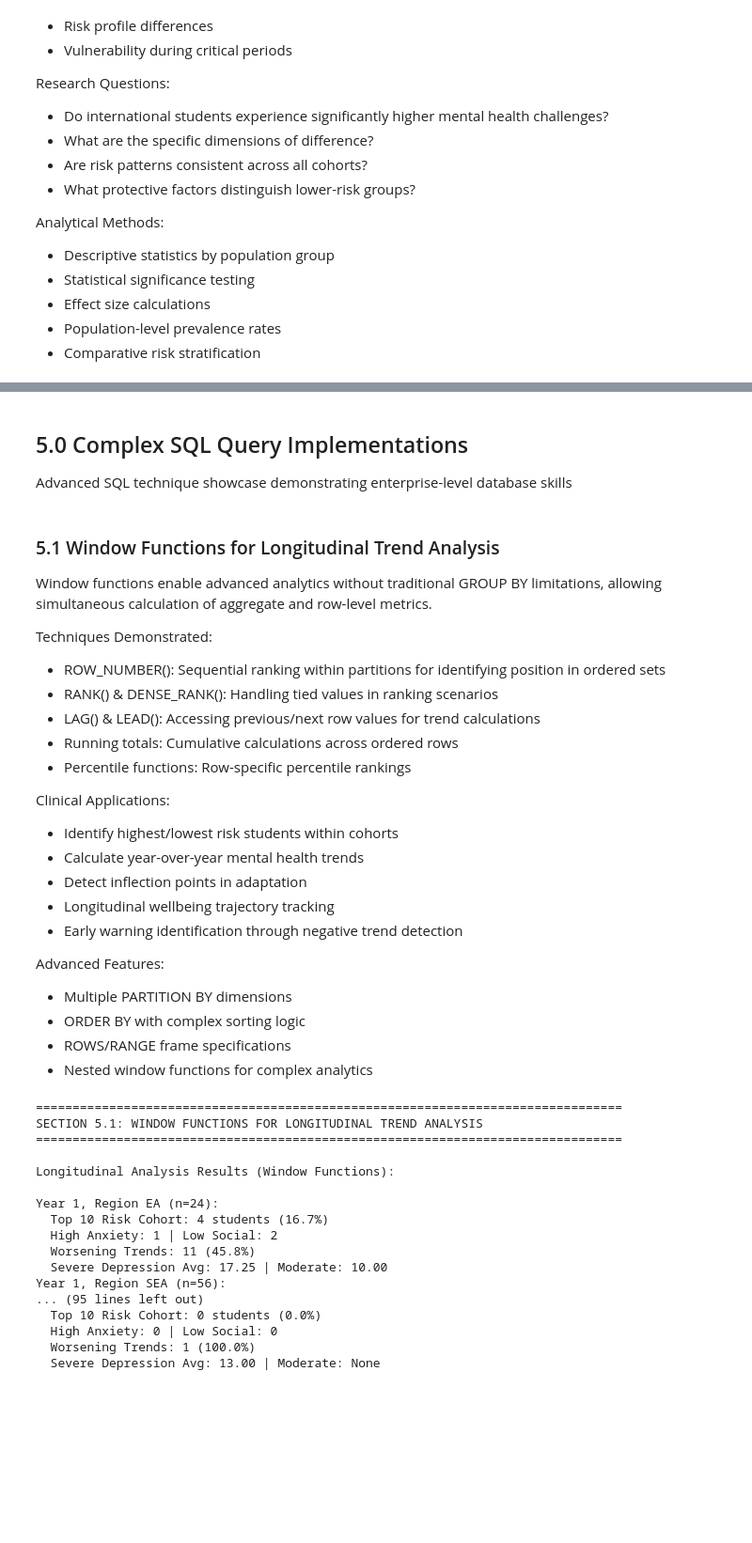
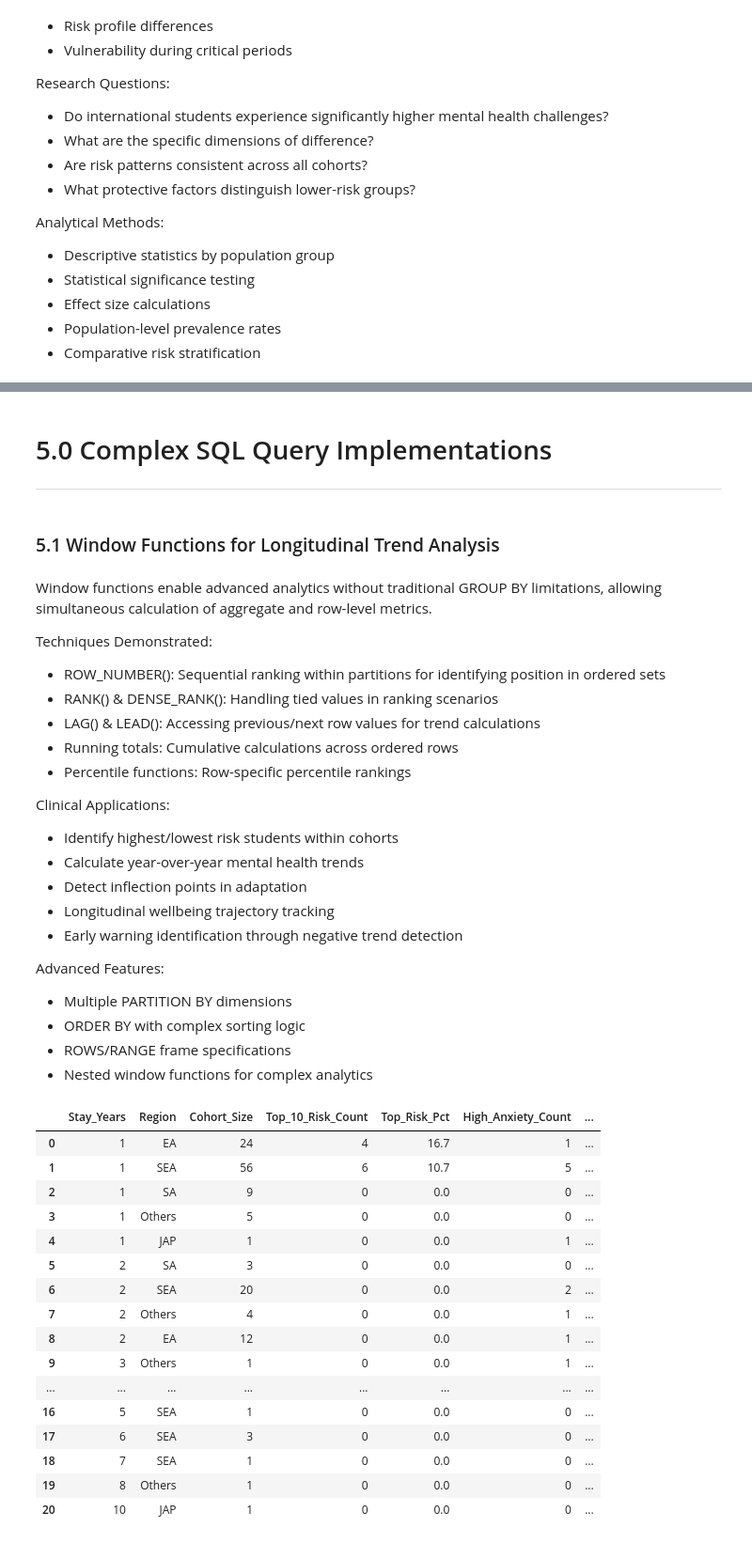
Before and after one commit to TeslimAdeyanju/portfolio-06-student-wellbeing-sql, a Jupyter notebook: advanced-student-wellbeing-sql-analysis.ipynb, the cells around one changed output, grey strips where cells are left out. Shown at 94% size. Saved outputs shown, nothing was run; the diff lists cells and outputs as text; code cells hidden in the pictures; blank space fills up the shorter version.

```diff
--- a/advanced-student-wellbeing-sql-analysis.ipynb
+++ b/advanced-student-wellbeing-sql-analysis.ipynb
@@ -1698,12 +1614,11 @@ display(duration_df)
 | 7 | 8 | 1 | 10.00 | 9.00 | 150.00 | ... |
 | 8 | 10 | 1 | 13.00 | 11.50 | 30.00 | ... |
 # %% [markdown]
-## 5.0 Complex SQL Query Implementations
-
-Advanced SQL technique showcase demonstrating enterprise-level database skills
+# 5.0 Complex SQL Query Implementations
+----
+# %% [markdown]
+### 5.1 Window Functions for Longitudinal Trend Analysis
 # %% [markdown]
-### 5.1 Window Functions for Longitudinal Trend Analysis
-
 Window functions enable advanced analytics without traditional GROUP BY limitations, allowing simultaneous calculation of aggregate and row-level metrics.
 
 Techniques Demonstrated:
@@ -1791,58 +1706,48 @@ window_analytics AS (
     GROUP BY stay, region
 )
 SELECT
     stay,
     region,
     cohort_size,
     top_10_risk_count,
     ROUND(top_10_risk_count * 100.0 / cohort_size, 1) as top_risk_pct,
     high_anxiety_count,
     low_social_count,
     worsening_trend_count,
     improving_trend_count,
     ROUND(worsening_trend_count * 100.0 / cohort_size, 1) as worsening_trend_pct,
     p75_depression as severe_depression_cohort_avg,
     p50_75_depression as moderate_depression_cohort_avg,
     avg_anxiety_percentile
 FROM window_analytics
 ORDER BY stay ASC, worsening_trend_pct DESC;
 """
 
-print("\n" + "="*80)
-print("SECTION 5.1: WINDOW FUNCTIONS FOR LONGITUDINAL TREND ANALYSIS")
-print("="*80 + "\n")
-
 cursor.execute(window_functions_query)
 window_results = cursor.fetchall()
 
 window_df = pd.DataFrame(window_results, columns=[
     'Stay_Years', 'Region', 'Cohort_Size', 'Top_10_Risk_Count', 'Top_Risk_Pct',
     'High_Anxiety_Count', 'Low_Social_Count', 'Worsening_Trend_Count', 'Improving_Trend_Count',
     'Worsening_Pct', 'Severe_Depression_Avg', 'Moderate_Depression_Avg', 'Anxiety_Percentile'
 ])
 
-print("Longitudinal Analysis Results (Window Functions):\n")
-for idx, row in window_df.iterrows():
-    print(f"Year {row['Stay_Years']}, Region {row['Region']} (n={row['Cohort_Size']}):")
-    print(f"  Top 10 Risk Cohort: {row['Top_10_Risk_Count']} students ({row['Top_Risk_Pct']}%)")
-    print(f"  High Anxiety: {row['High_Anxiety_Count']} | Low Social: {row['Low_Social_Count']}")
-    print(f"  Worsening Trends: {row['Worsening_Trend_Count']} ({row['Worsening_Pct']}%)")
-    print(f"  Severe Depression Avg: {row['Severe_Depression_Avg']} | Moderate: {row['Moderate_Depression_Avg']}")
+display(window_df)
 # %% [output]
-================================================================================
-SECTION 5.1: WINDOW FUNCTIONS FOR LONGITUDINAL TREND ANALYSIS
-================================================================================
-
-Longitudinal Analysis Results (Window Functions):
-
-Year 1, Region EA (n=24):
-  Top 10 Risk Cohort: 4 students (16.7%)
-  High Anxiety: 1 | Low Social: 2
-  Worsening Trends: 11 (45.8%)
-  Severe Depression Avg: 17.25 | Moderate: 10.00
-Year 1, Region SEA (n=56):
-... (95 lines left out)
-  Top 10 Risk Cohort: 0 students (0.0%)
-  High Anxiety: 0 | Low Social: 0
-  Worsening Trends: 1 (100.0%)
-  Severe Depression Avg: 13.00 | Moderate: None
+|  | Stay_Years | Region | Cohort_Size | Top_10_Risk_Count | Top_Risk_Pct | High_Anxiety_Count | ... |
+| 0 | 1 | EA | 24 | 4 | 16.7 | 1 | ... |
+| 1 | 1 | SEA | 56 | 6 | 10.7 | 5 | ... |
+| 2 | 1 | SA | 9 | 0 | 0.0 | 0 | ... |
+| 3 | 1 | Others | 5 | 0 | 0.0 | 0 | ... |
+| 4 | 1 | JAP | 1 | 0 | 0.0 | 1 | ... |
+| 5 | 2 | SA | 3 | 0 | 0.0 | 0 | ... |
+| 6 | 2 | SEA | 20 | 0 | 0.0 | 2 | ... |
+| 7 | 2 | Others | 4 | 0 | 0.0 | 1 | ... |
+| 8 | 2 | EA | 12 | 0 | 0.0 | 1 | ... |
+| 9 | 3 | Others | 1 | 0 | 0.0 | 1 | ... |
+| ... | ... | ... | ... | ... | ... | ... | ... |
+| 16 | 5 | SEA | 1 | 0 | 0.0 | 0 | ... |
+| 17 | 6 | SEA | 3 | 0 | 0.0 | 0 | ... |
+| 18 | 7 | SEA | 1 | 0 | 0.0 | 0 | ... |
+| 19 | 8 | Others | 1 | 0 | 0.0 | 0 | ... |
+| 20 | 10 | JAP | 1 | 0 | 0.0 | 0 | ... |
```
Also changed, not shown: parts of 51 cells of this notebook.
